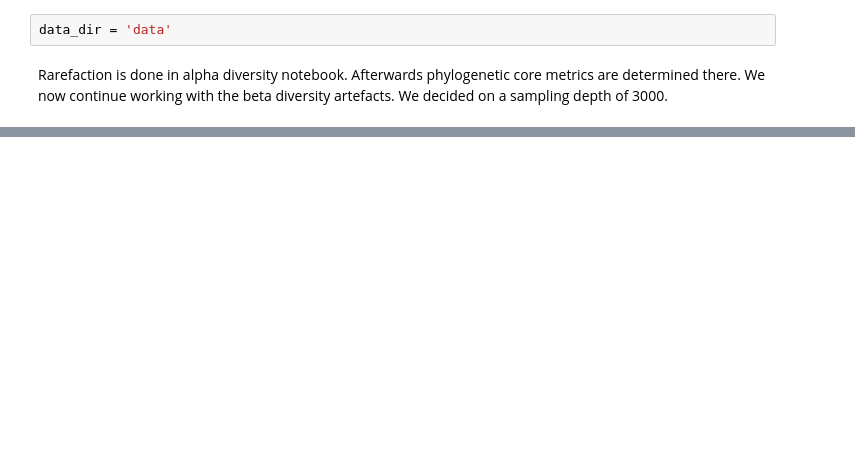
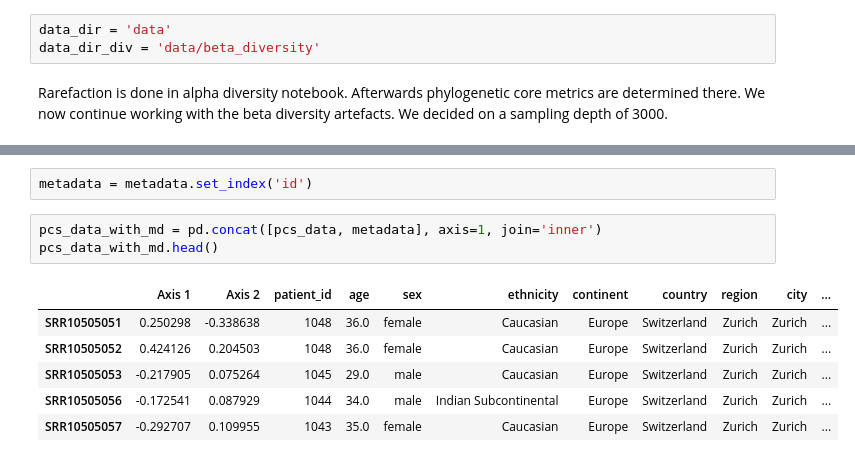
Before and after one commit to marie3003/pundemic, a Jupyter notebook: w6_beta_diversity.ipynb, the cells around one changed output, grey strips where cells are left out. Drawn from its saved outputs; the diff is of its cells as text; blank space fills up the shorter version.

Commit message:
β diversity

```diff
--- a/w6_beta_diversity.ipynb
+++ b/w6_beta_diversity.ipynb
@@ -13,5 +13,6 @@ from seaborn import scatterplot
 %matplotlib inline
 # %%
 data_dir = 'data'
+data_dir_div = 'data/beta_diversity'
 # %% [markdown]
 Rarefaction is done in alpha diversity notebook. Afterwards phylogenetic core metrics are determined there. We now continue working with the beta diversity artefacts. We decided on a sampling depth of 3000.
@@ -45,0 +186,12 @@ Since we work with ITS data, we did not get a reliable phylogeny and therefore W
+# %%
+metadata = metadata.set_index('id')
+# %%
+pcs_data_with_md = pd.concat([pcs_data, metadata], axis=1, join='inner')
+pcs_data_with_md.head()
+# %% [output]
+|  | Axis 1 | Axis 2 | patient_id | age | sex | ethnicity | continent | country | region | city | ... |
+| SRR10505051 | 0.250298 | -0.338638 | 1048 | 36.0 | female | Caucasian | Europe | Switzerland | Zurich | Zurich | ... |
+| SRR10505052 | 0.424126 | 0.204503 | 1048 | 36.0 | female | Caucasian | Europe | Switzerland | Zurich | Zurich | ... |
+| SRR10505053 | -0.217905 | 0.075264 | 1045 | 29.0 | male | Caucasian | Europe | Switzerland | Zurich | Zurich | ... |
+| SRR10505056 | -0.172541 | 0.087929 | 1044 | 34.0 | male | Indian Subcontinental | Europe | Switzerland | Zurich | Zurich | ... |
+| SRR10505057 | -0.292707 | 0.109955 | 1043 | 35.0 | female | Caucasian | Europe | Switzerland | Zurich | Zurich | ... |
```
Also changed, not shown: parts of 39 cells of this notebook, 12 other files.
